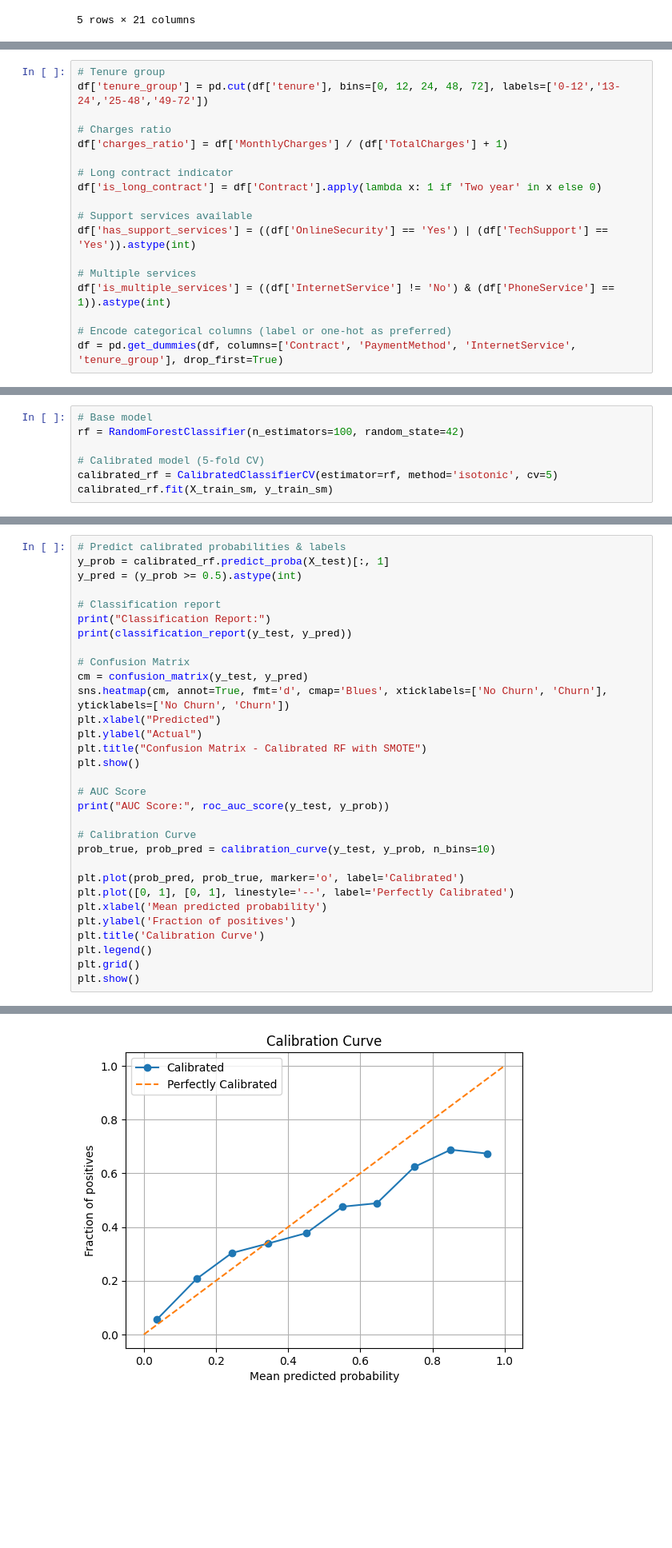
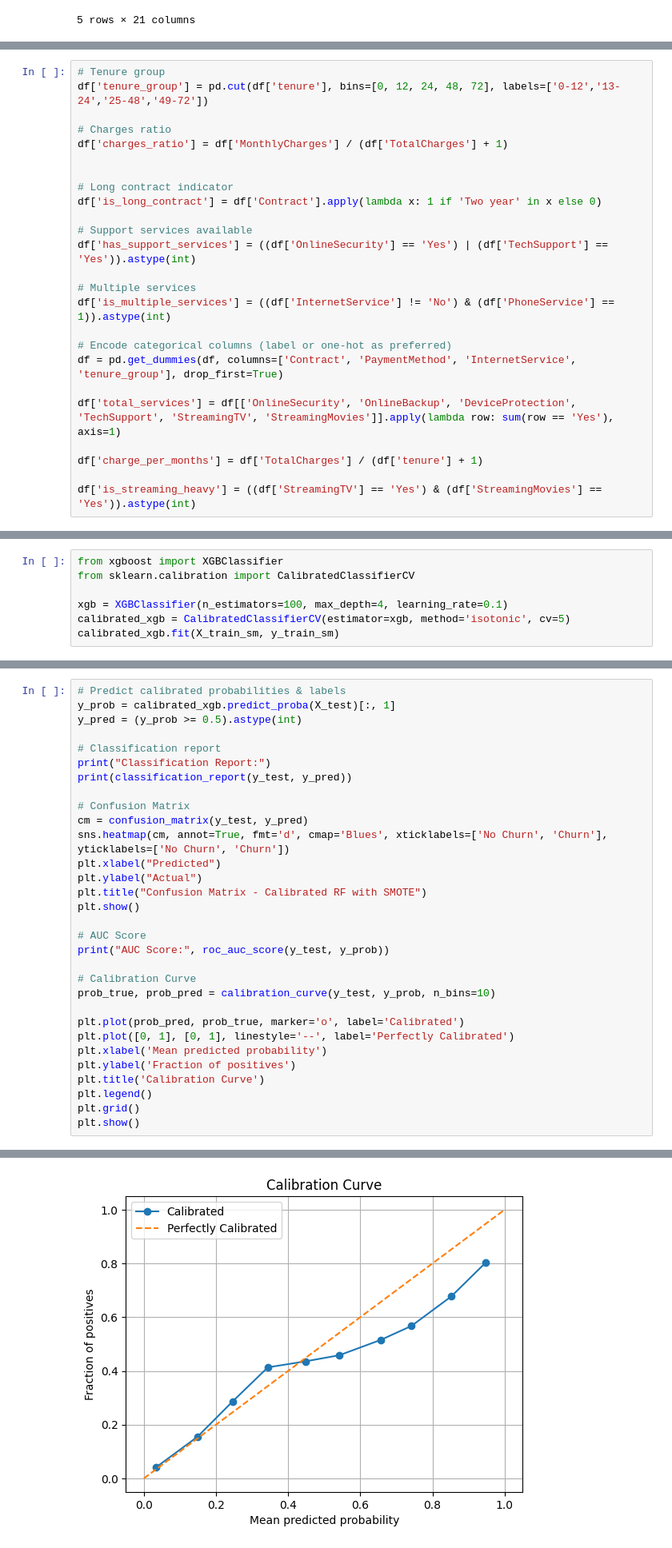
Before and after one commit to sarmi2325/Supervised_Learning, a Jupyter notebook: churn_V1.ipynb, the cells around one changed output, grey strips where cells are left out. Shown at 80% size. Cells and saved outputs as stored; diff of their text form; blank space fills up the shorter version.

```diff
--- a/churn_V1.ipynb
+++ b/churn_V1.ipynb
@@ -51,6 +51,7 @@ df['tenure_group'] = pd.cut(df['tenure'], bins=[0, 12, 24, 48, 72], labels=['0-1
 
 # Charges ratio
 df['charges_ratio'] = df['MonthlyCharges'] / (df['TotalCharges'] + 1)
+
 
 # Long contract indicator
 df['is_long_contract'] = df['Contract'].apply(lambda x: 1 if 'Two year' in x else 0)
@@ -63,3 +64,9 @@ df['is_multiple_services'] = ((df['InternetService'] != 'No') & (df['PhoneServic
 
 # Encode categorical columns (label or one-hot as preferred)
 df = pd.get_dummies(df, columns=['Contract', 'PaymentMethod', 'InternetService', 'tenure_group'], drop_first=True)
+
+df['total_services'] = df[['OnlineSecurity', 'OnlineBackup', 'DeviceProtection', 'TechSupport', 'StreamingTV', 'StreamingMovies']].apply(lambda row: sum(row == 'Yes'), axis=1)
+
+df['charge_per_months'] = df['TotalCharges'] / (df['tenure'] + 1)
+
+df['is_streaming_heavy'] = ((df['StreamingTV'] == 'Yes') & (df['StreamingMovies'] == 'Yes')).astype(int)
@@ -83,10 +83,3 @@ X_train, X_test, y_train, y_test = train_test_split(
 from imblearn.over_sampling import SMOTE
 smote = SMOTE(random_state=42)
 X_train_sm, y_train_sm = smote.fit_resample(X_train, y_train)
-# %%
-# Base model
-rf = RandomForestClassifier(n_estimators=100, random_state=42)
-
-# Calibrated model (5-fold CV)
-calibrated_rf = CalibratedClassifierCV(estimator=rf, method='isotonic', cv=5)
-calibrated_rf.fit(X_train_sm, y_train_sm)
@@ -95,0 +86,7 @@ CalibratedClassifierCV(cv=5, estimator=RandomForestClassifier(random_state=42),
+# %%
+from xgboost import XGBClassifier
+from sklearn.calibration import CalibratedClassifierCV
+
+xgb = XGBClassifier(n_estimators=100, max_depth=4, learning_rate=0.1)
+calibrated_xgb = CalibratedClassifierCV(estimator=xgb, method='isotonic', cv=5)
+calibrated_xgb.fit(X_train_sm, y_train_sm)
@@ -96,6 +111,6 @@ CalibratedClassifierCV(cv=5, estimator=RandomForestClassifier(random_state=42),
 # %%
 # Predict calibrated probabilities & labels
-y_prob = calibrated_rf.predict_proba(X_test)[:, 1]
+y_prob = calibrated_xgb.predict_proba(X_test)[:, 1]
 y_pred = (y_prob >= 0.5).astype(int)
 
 # Classification report
@@ -139 +154 @@ AUC Score: 0.8144683074239145
-[figure, old version]
+[figure, new version]
```
Also changed, not shown: parts of 10 cells of this notebook.
